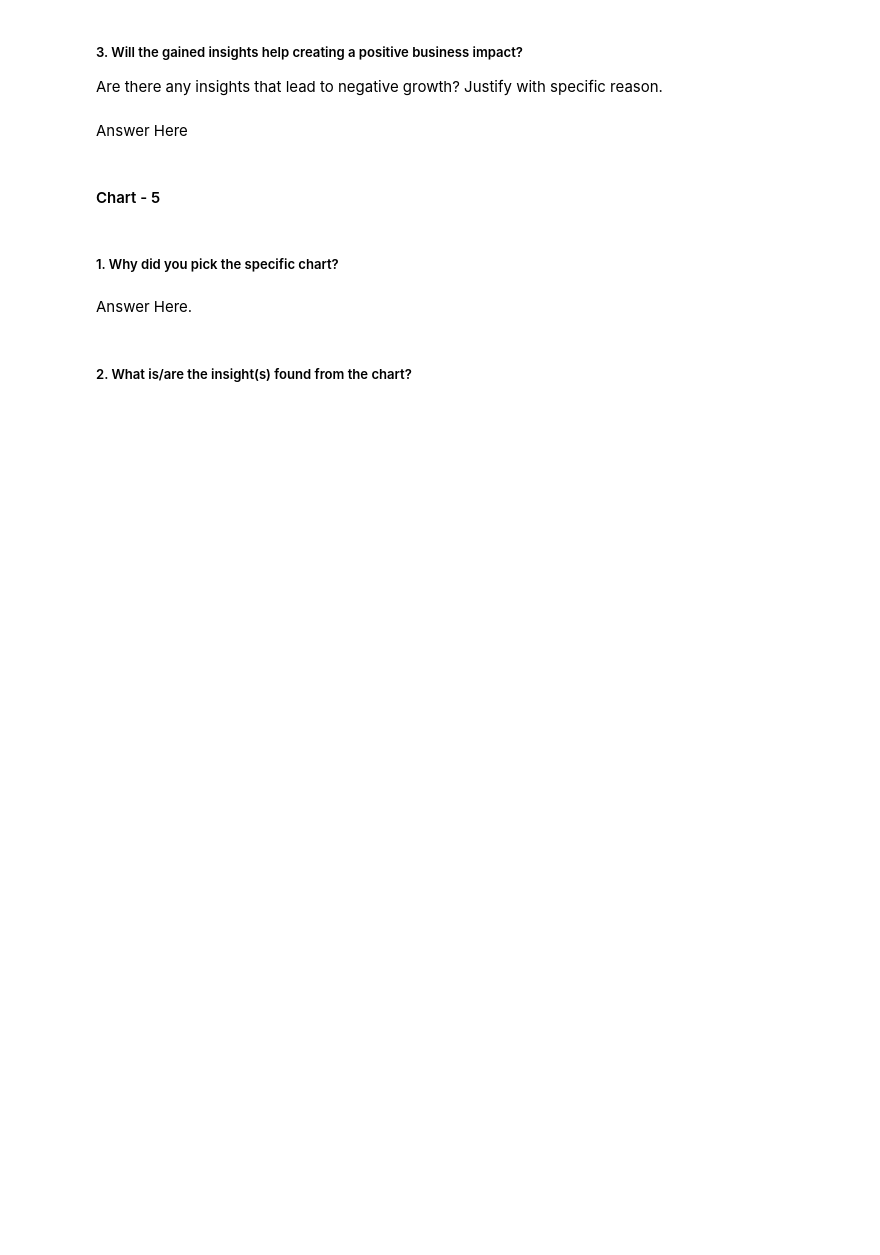
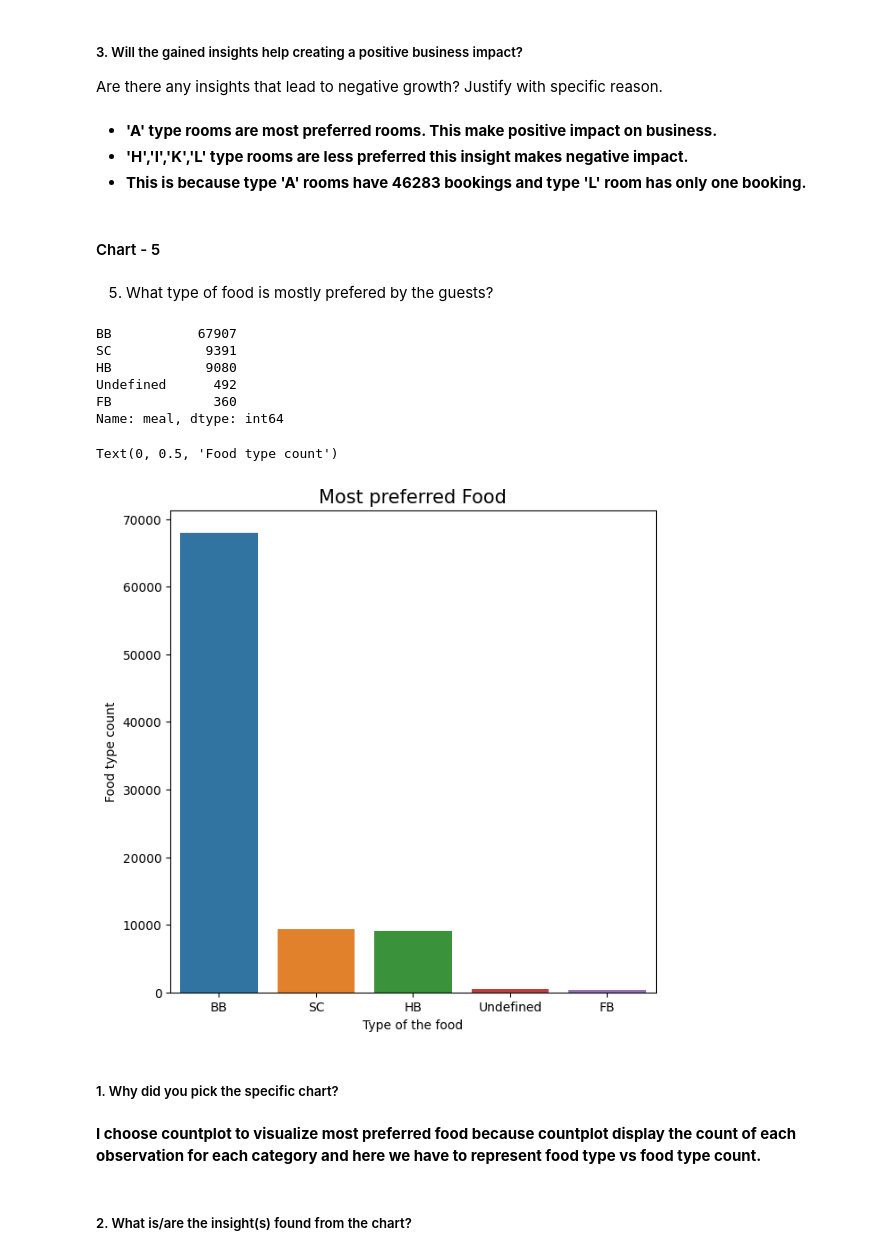
Before and after one commit to ShubhamAGWL/ShubhAG, a Jupyter notebook: Capstone_project_Hotel_Booking_Analysis.ipynb, the cells around one changed output. Drawn from its saved outputs; the diff is of its cells as text; code cells hidden in the pictures; blank space fills up the shorter version.

```diff
--- a/Capstone_project_Hotel_Booking_Analysis.ipynb
+++ b/Capstone_project_Hotel_Booking_Analysis.ipynb
@@ -488,15 +516,38 @@ Answer Here
 # %% [markdown]
 ##### 3. Will the gained insights help creating a positive business impact?
 Are there any insights that lead to negative growth? Justify with specific reason.
-# %% [markdown]
-Answer Here
+# %% [markdown]
+* **'A' type rooms are most preferred rooms. This make positive impact on business.**
+* **'H','I','K','L' type rooms are less preferred this insight makes negative impact.**
+* **This is because type 'A' rooms have 46283 bookings and type 'L' room has only one booking.**
 # %% [markdown]
 #### Chart - 5
+# %% [markdown]
+5) What type of food is mostly prefered by the guests?
 # %%
 # Chart - 5 visualization code
+preferred_food = new_df['meal'].value_counts()
+preferred_food
+# %% [output]
+BB           67907
+SC            9391
+HB            9080
+Undefined      492
+FB             360
+Name: meal, dtype: int64
+# %%
+# Visualization of most preferred food using countplot
+plt.figure(figsize=(7,7))
+sns.countplot(x=new_df['meal'],order=new_df['meal'].value_counts().index)
+plt.title("Most preferred Food", fontsize = 15)
+plt.xlabel('Type of the food', fontsize = 10)
+plt.ylabel('Food type count', fontsize = 10)
+# %% [output]
+Text(0, 0.5, 'Food type count')
+[figure, added]
 # %% [markdown]
 ##### 1. Why did you pick the specific chart?
-# %% [markdown]
-Answer Here.
+# %% [markdown]
+**I choose countplot to visualize most preferred food because countplot display the count of each observation for each category and here we have to represent food type vs food type count.**
 # %% [markdown]
 ##### 2. What is/are the insight(s) found from the chart?
```
Also changed, not shown: parts of 31 cells of this notebook.
